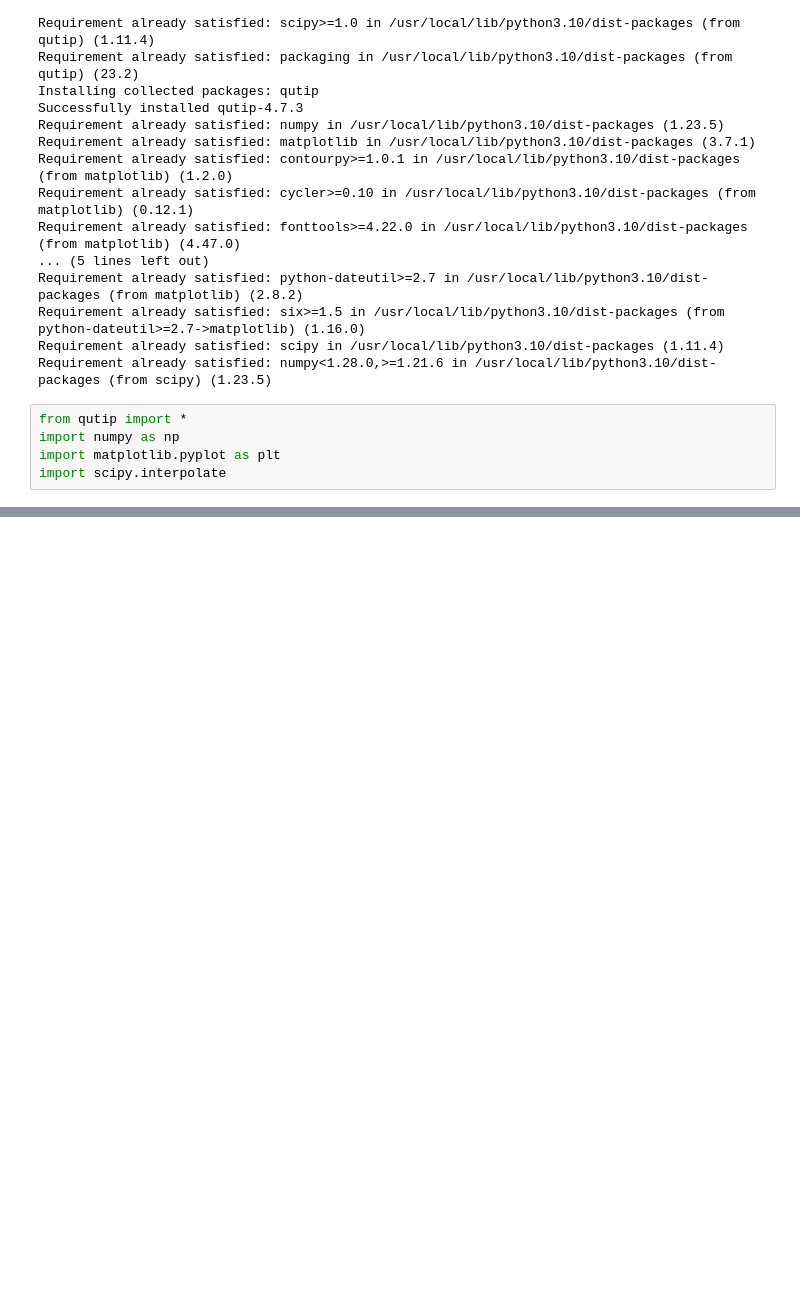
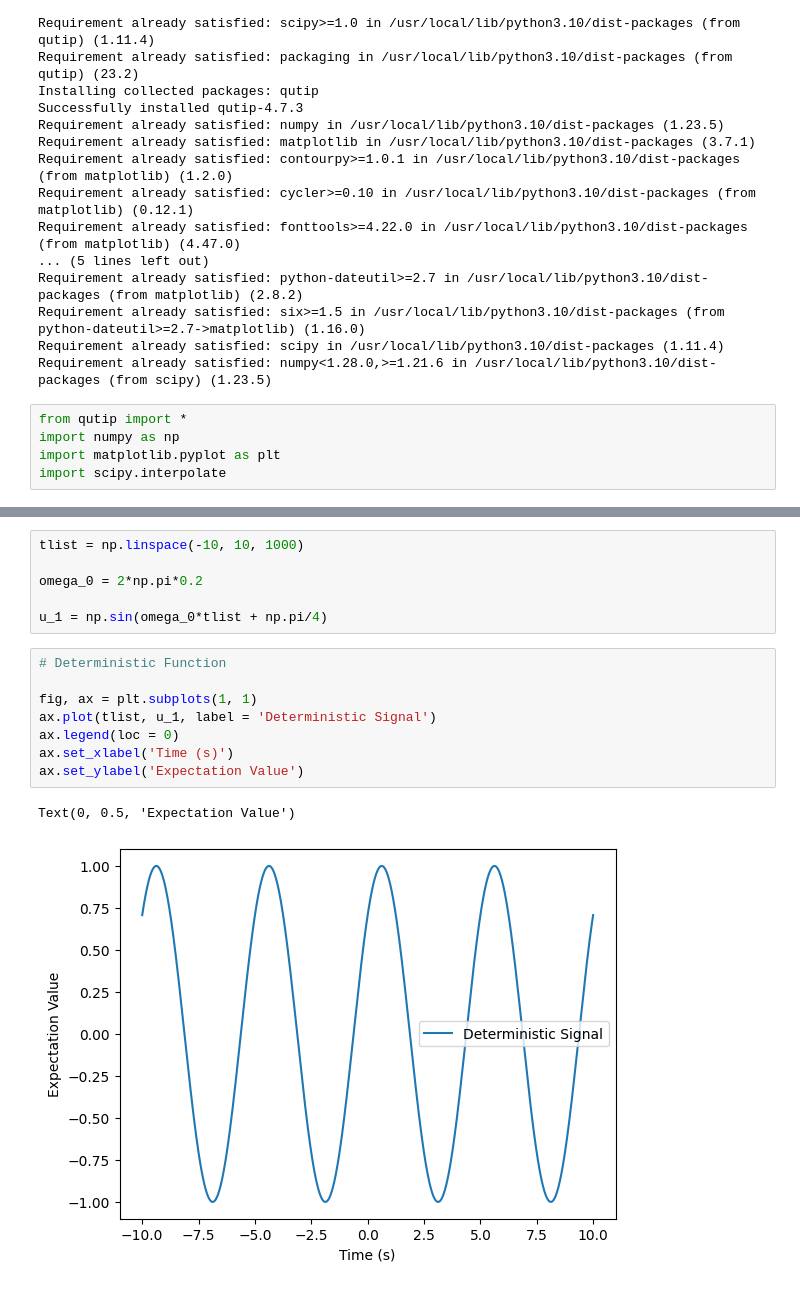
Before and after one commit to BrainConnection/Dynamical_Decoupling_Project, a Jupyter notebook: Project Dynamic Decoupling/Noise CP CPMG Practice.ipynb, the cells around one changed output, grey strips where cells are left out. Saved outputs shown, nothing was run; the diff lists cells and outputs as text; blank space fills up the shorter version.

```diff
--- a/Project Dynamic Decoupling/Noise CP CPMG Practice.ipynb
+++ b/Project Dynamic Decoupling/Noise CP CPMG Practice.ipynb
@@ -32,0 +107,17 @@ import scipy.interpolate
+# %%
+tlist = np.linspace(-10, 10, 1000)
+
+omega_0 = 2*np.pi*0.2
+
+u_1 = np.sin(omega_0*tlist + np.pi/4)
+# %%
+# Deterministic Function
+
+fig, ax = plt.subplots(1, 1)
+ax.plot(tlist, u_1, label = 'Deterministic Signal')
+ax.legend(loc = 0)
+ax.set_xlabel('Time (s)')
+ax.set_ylabel('Expectation Value')
+# %% [output]
+Text(0, 0.5, 'Expectation Value')
+[figure, added]
```
Also changed, not shown: parts of 22 cells of this notebook.
